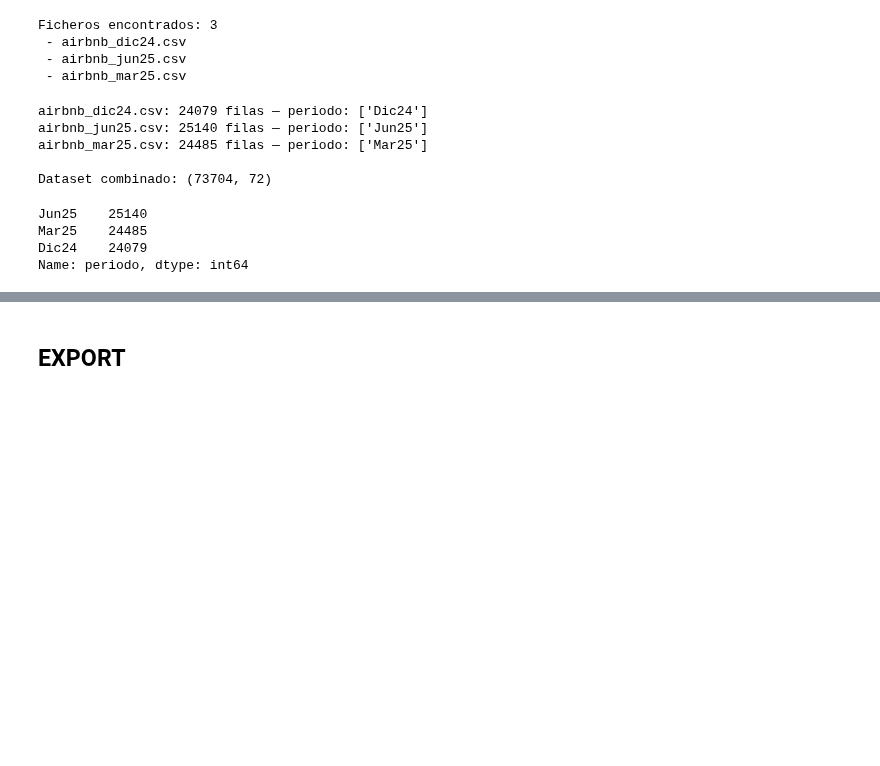
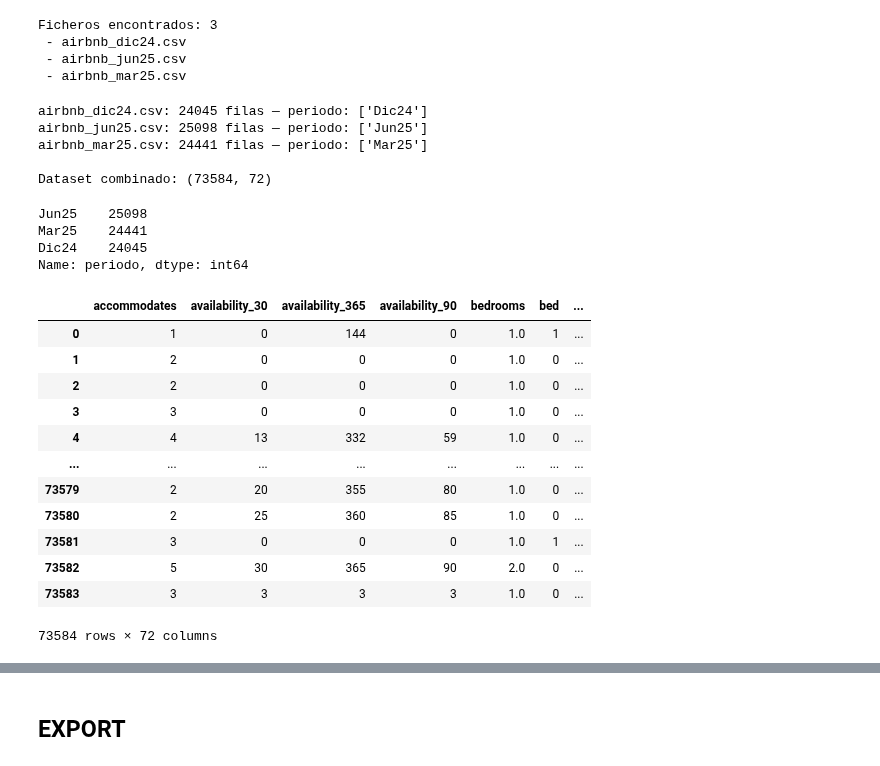
Before and after one commit to OscarFraile/Airbnb_Real_Estate, a Jupyter notebook: 03_Notebooks/02_Desarrollo/18_Merge_Periodos.ipynb, the cells around one changed output, grey strips where cells are left out. Saved outputs shown, nothing was run; the diff lists cells and outputs as text; code cells hidden in the pictures; blank space fills up the shorter version.

```diff
--- a/03_Notebooks/02_Desarrollo/18_Merge_Periodos.ipynb
+++ b/03_Notebooks/02_Desarrollo/18_Merge_Periodos.ipynb
@@ -45,15 +45,33 @@ for f in ficheros:
     print(f'{os.path.basename(f)}: {df_temp.shape[0]} filas — periodo: {df_temp.periodo.unique()}')
 
 df_all = pd.concat(dfs, ignore_index=True)
+df_all['orden_periodo'] = df_all['periodo'].map({'Dic24': 1, 'Mar25': 2, 'Jun25': 3})
 print(f'\nDataset combinado: {df_all.shape}')
 df_all.periodo.value_counts()
 # %% [output]
-airbnb_dic24.csv: 24079 filas — periodo: ['Dic24']
-airbnb_jun25.csv: 25140 filas — periodo: ['Jun25']
-airbnb_mar25.csv: 24485 filas — periodo: ['Mar25']
+airbnb_dic24.csv: 24045 filas — periodo: ['Dic24']
+airbnb_jun25.csv: 25098 filas — periodo: ['Jun25']
+airbnb_mar25.csv: 24441 filas — periodo: ['Mar25']
 
-Dataset combinado: (73704, 72)
+Dataset combinado: (73584, 72)
-Jun25    25140
-Mar25    24485
-Dic24    24079
+Jun25    25098
+Mar25    24441
+Dic24    24045
 Name: periodo, dtype: int64
+# %%
+pd.set_option('display.max_columns', None)
+df_all
+# %% [output]
+|  | accommodates | availability_30 | availability_365 | availability_90 | bedrooms | bed | ... |
+| 0 | 1 | 0 | 144 | 0 | 1.0 | 1 | ... |
+| 1 | 2 | 0 | 0 | 0 | 1.0 | 0 | ... |
+| 2 | 2 | 0 | 0 | 0 | 1.0 | 0 | ... |
+| 3 | 3 | 0 | 0 | 0 | 1.0 | 0 | ... |
+| 4 | 4 | 13 | 332 | 59 | 1.0 | 0 | ... |
+| ... | ... | ... | ... | ... | ... | ... | ... |
+| 73579 | 2 | 20 | 355 | 80 | 1.0 | 0 | ... |
+| 73580 | 2 | 25 | 360 | 85 | 1.0 | 0 | ... |
+| 73581 | 3 | 0 | 0 | 0 | 1.0 | 1 | ... |
+| 73582 | 5 | 30 | 365 | 90 | 2.0 | 0 | ... |
+| 73583 | 3 | 3 | 3 | 3 | 1.0 | 0 | ... |
+73584 rows × 72 columns
```
Also changed, not shown: parts of 6 cells of this notebook, 44 other files.
